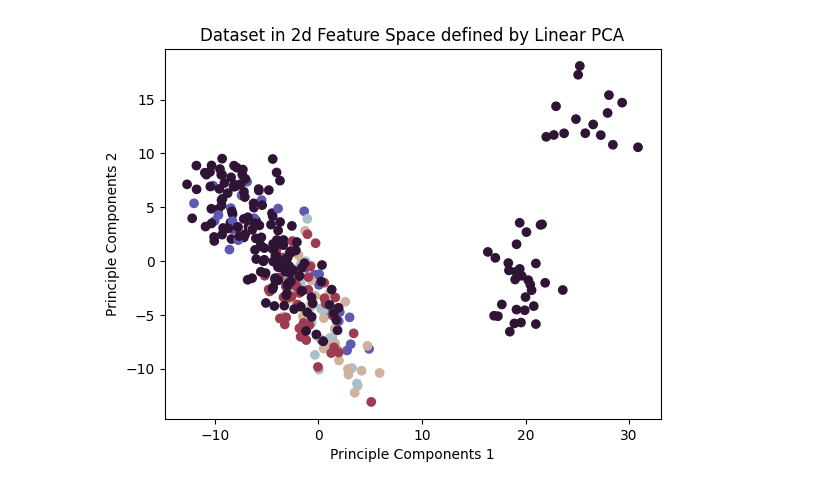
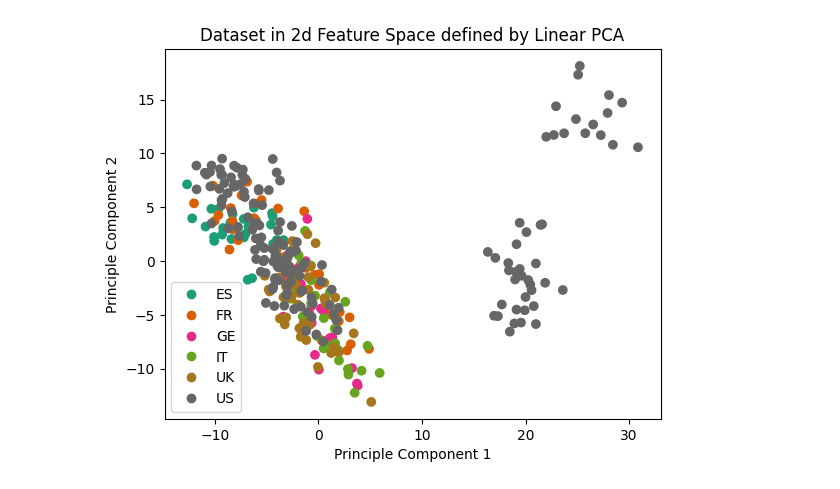
Before and after one commit to mkimti/Machine-Learning, a Jupyter notebook: CS342CW/cs342cw.ipynb, the cells around one changed output. Cells and saved outputs as stored; diff of their text form; code cells hidden in the pictures.

```diff
--- a/CS342CW/cs342cw.ipynb
+++ b/CS342CW/cs342cw.ipynb
@@ -114,37 +58,23 @@ def components(dataset, number):
 # %%
 #Center the data
 
 centered_X = X - X.mean(axis=0)
 
 #Compute the new basis Z of the data using PCA to find the
 #top 2 principle components and multiplying that with the centered data
 
 W = components(centered_X, 2)
 Z = np.matmul(centered_X, W.T)
 
 zrows, zcols = Z.shape
 
 #Plot the datapoints in the new basis according to their class
 
-"""for i in range(zrows):
-    if (y[i] == 0):
-        plt.scatter(Z[i][0], Z[i][1], color = 'blue')
-    elif (y[i] == 1):
-        plt.scatter(Z[i][0], Z[i][1], color = 'pink')
-    elif (y[i] == 2):
-        plt.scatter(Z[i][0], Z[i][1], color = 'green')
-    elif (y[i] == 3):
-        plt.scatter(Z[i][0], Z[i][1], color = 'black')
-    elif (y[i] == 4):
-        plt.scatter(Z[i][0], Z[i][1], color = 'purple')
-    elif(y[i] == 5):
-        plt.scatter(Z[i][0], Z[i][1], color = 'orange')
-plt.show()"""
-
-plt.scatter(Z[:,0], Z[:,1], c=y, cmap='twilight_shifted')
-plt.xlabel("Principle Components 1")
-plt.ylabel("Principle Components 2")
+scatter = plt.scatter(Z[:,0], Z[:,1], c=y, cmap='Dark2')
+plt.xlabel("Principle Component 1")
+plt.ylabel("Principle Component 2")
 plt.title("Dataset in 2d Feature Space defined by Linear PCA")
+plt.legend(handles=scatter.legend_elements()[0], labels=["ES", "FR", "GE", "IT", "UK", "US"])
 plt.show()
 # %% [output]
-[figure, old version]
+[figure, new version]
```
Also changed, not shown: parts of 14 cells of this notebook.
